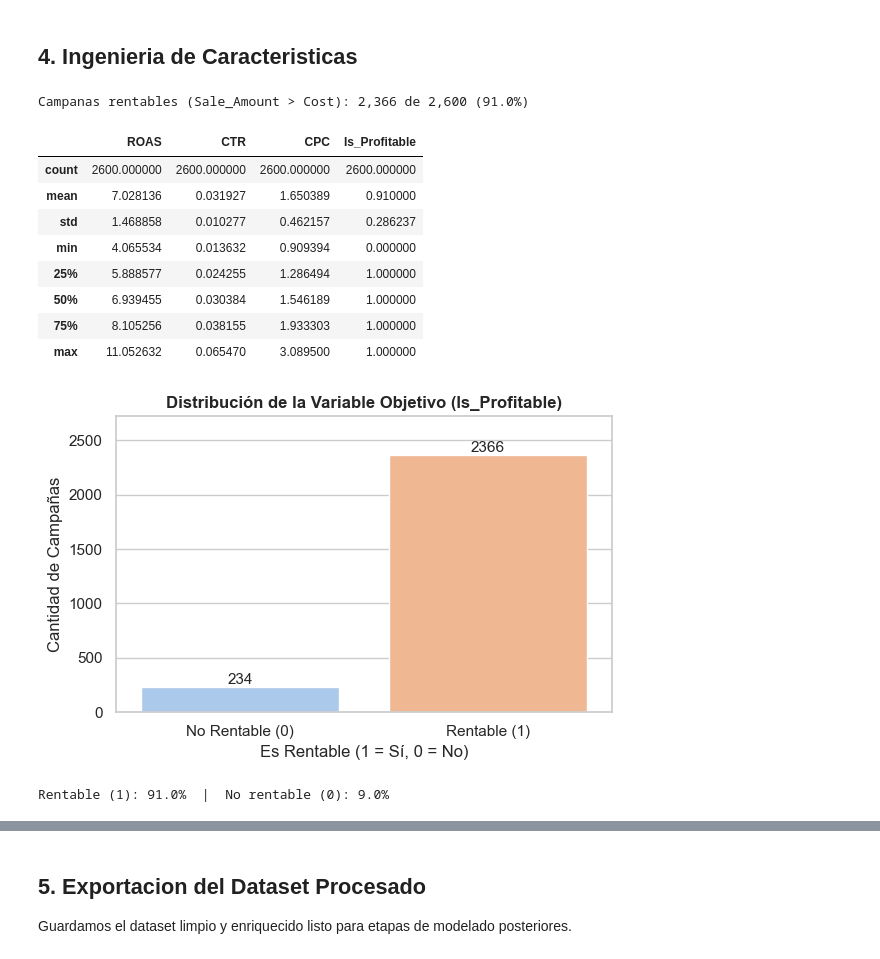
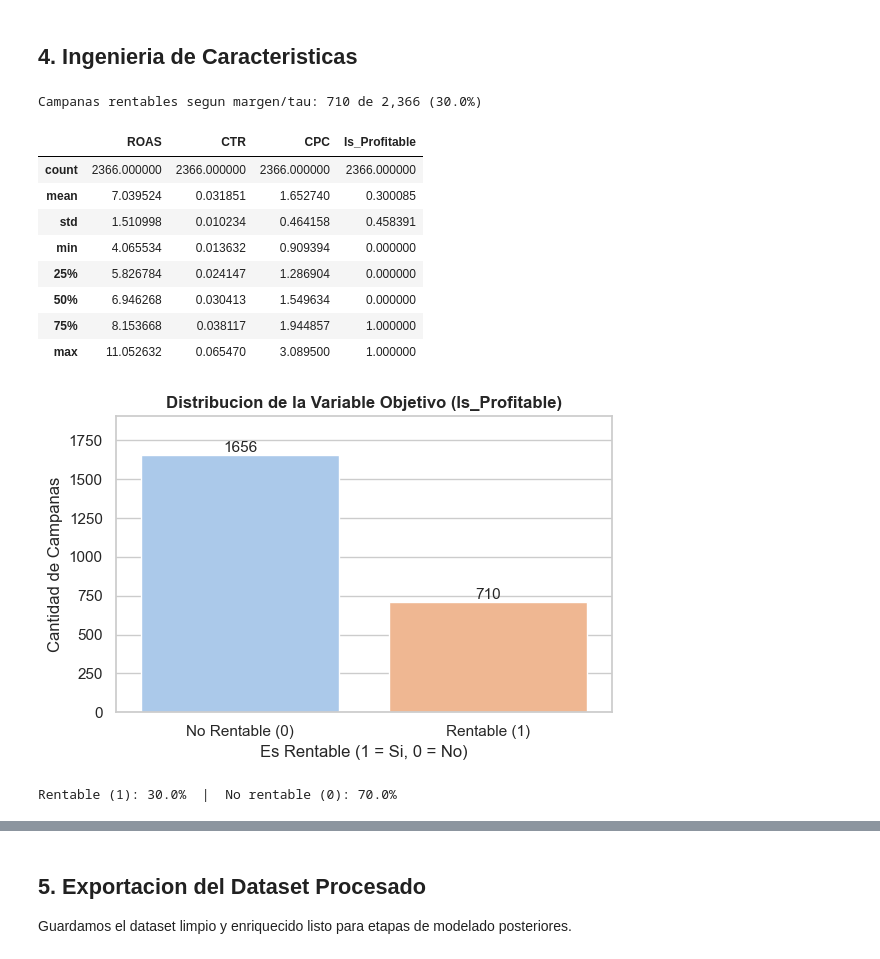
Before and after one commit to carlos31255/EV1_Google_Ads, a Jupyter notebook: notebooks/01_EDA_ML_GoogleAds.ipynb, the cells around one changed output, grey strips where cells are left out. Cells and saved outputs as stored; diff of their text form; code cells hidden in the pictures.

Commit message:
-changes modificada variable objetivo para representar mejor el negocio y sea entrenable para la regresion. -add mas docstring

```diff
--- a/notebooks/01_EDA_ML_GoogleAds.ipynb
+++ b/notebooks/01_EDA_ML_GoogleAds.ipynb
@@ -277,49 +314,46 @@ df['CTR'] = df['Clicks'] / df['Impressions'].replace(0, np.nan)
 # Calculamos el CPC (Costo por Clic)
 df['CPC'] = df['Cost'] / df['Clicks'].replace(0, np.nan)
 
-# Creamos la variable objetivo Is_Profitable: 1 si Sale_Amount > Cost, 0 en caso contrario
-# Se genera mediante la comparacion entre Sale_Amount y Cost, permitiendo evaluar
-# el exito financiero de cada anuncio de forma binaria para etapas posteriores de clasificacion.
-
-print(f'Campanas rentables (Sale_Amount > Cost): '
+# Is_Profitable ya fue creada en la etapa de limpieza con margen y tau
+print(f'Campanas rentables segun margen/tau: '
       f'{df["Is_Profitable"].sum():,} de {len(df):,} ({df["Is_Profitable"].mean()*100:.1f}%)')
 df[['Day_of_Week', 'ROAS', 'CTR', 'CPC', 'Is_Profitable']].describe()
 # %% [output]
-Campanas rentables (Sale_Amount > Cost): 2,366 de 2,600 (91.0%)
+Campanas rentables segun margen/tau: 710 de 2,366 (30.0%)
 |  | ROAS | CTR | CPC | Is_Profitable |
-| count | 2600.000000 | 2600.000000 | 2600.000000 | 2600.000000 |
-| mean | 7.028136 | 0.031927 | 1.650389 | 0.910000 |
-| std | 1.468858 | 0.010277 | 0.462157 | 0.286237 |
+| count | 2366.000000 | 2366.000000 | 2366.000000 | 2366.000000 |
+| mean | 7.039524 | 0.031851 | 1.652740 | 0.300085 |
+| std | 1.510998 | 0.010234 | 0.464158 | 0.458391 |
 | min | 4.065534 | 0.013632 | 0.909394 | 0.000000 |
-| 25% | 5.888577 | 0.024255 | 1.286494 | 1.000000 |
-| 50% | 6.939455 | 0.030384 | 1.546189 | 1.000000 |
-| 75% | 8.105256 | 0.038155 | 1.933303 | 1.000000 |
+| 25% | 5.826784 | 0.024147 | 1.286904 | 0.000000 |
+| 50% | 6.946268 | 0.030413 | 1.549634 | 0.000000 |
+| 75% | 8.153668 | 0.038117 | 1.944857 | 1.000000 |
 | max | 11.052632 | 0.065470 | 3.089500 | 1.000000 |
 # %%
-# Distribución de la Variable Objetivo: Is_Profitable
-# Lógica de negocio: 1 si Sale_Amount > Cost, 0 si no es rentable
+# Distribucion de la Variable Objetivo: Is_Profitable
+# Logica actual: target por margen ((Sale_Amount - Cost) / Cost) con tau calibrado
 
 plt.figure(figsize=(6, 4))
 ax = sns.countplot(data=df, x='Is_Profitable', palette='pastel')
 
 # Agregamos el conteo encima de cada barra
 for p in ax.patches:
     ax.annotate(f'{int(p.get_height())}',
                 (p.get_x() + p.get_width() / 2., p.get_height()),
                 ha='center', va='bottom', fontsize=11)
 
-plt.title('Distribución de la Variable Objetivo (Is_Profitable)', fontweight='bold')
-plt.xlabel('Es Rentable (1 = Sí, 0 = No)')
-plt.ylabel('Cantidad de Campañas')
+plt.title('Distribucion de la Variable Objetivo (Is_Profitable)', fontweight='bold')
+plt.xlabel('Es Rentable (1 = Si, 0 = No)')
+plt.ylabel('Cantidad de Campanas')
 plt.xticks([0, 1], ['No Rentable (0)', 'Rentable (1)'])
 plt.ylim(0, df['Is_Profitable'].value_counts().max() * 1.15)
 plt.tight_layout()
 plt.savefig('../outputs/dist_objetivo.png', dpi=150, bbox_inches='tight')
 plt.show()
 print(f'Rentable (1): {df["Is_Profitable"].mean()*100:.1f}%  |  No rentable (0): {(1-df["Is_Profitable"].mean())*100:.1f}%')
 # %% [output]
-[figure, old version]
+[figure, new version]
-Rentable (1): 91.0%  |  No rentable (0): 9.0%
+Rentable (1): 30.0%  |  No rentable (0): 70.0%
 # %%
 # Distribución de variables numéricas separadas por la variable objetivo
 # Permite ver si el target discrimina bien cada feature
```
Also changed, not shown: parts of 8 cells of this notebook, 7 other files.
